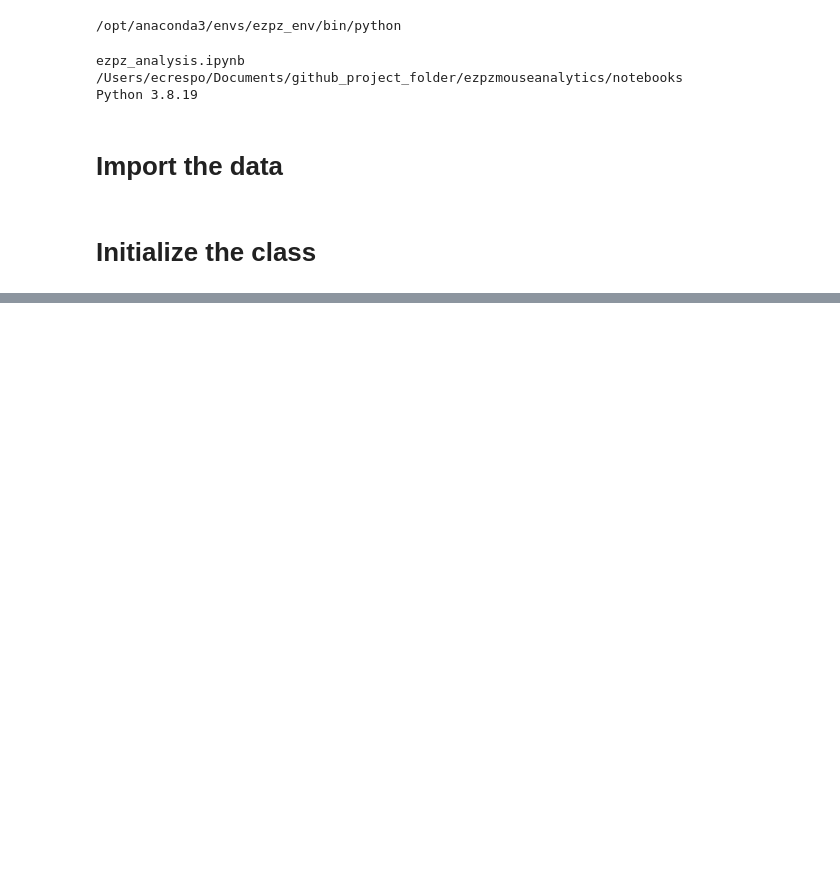
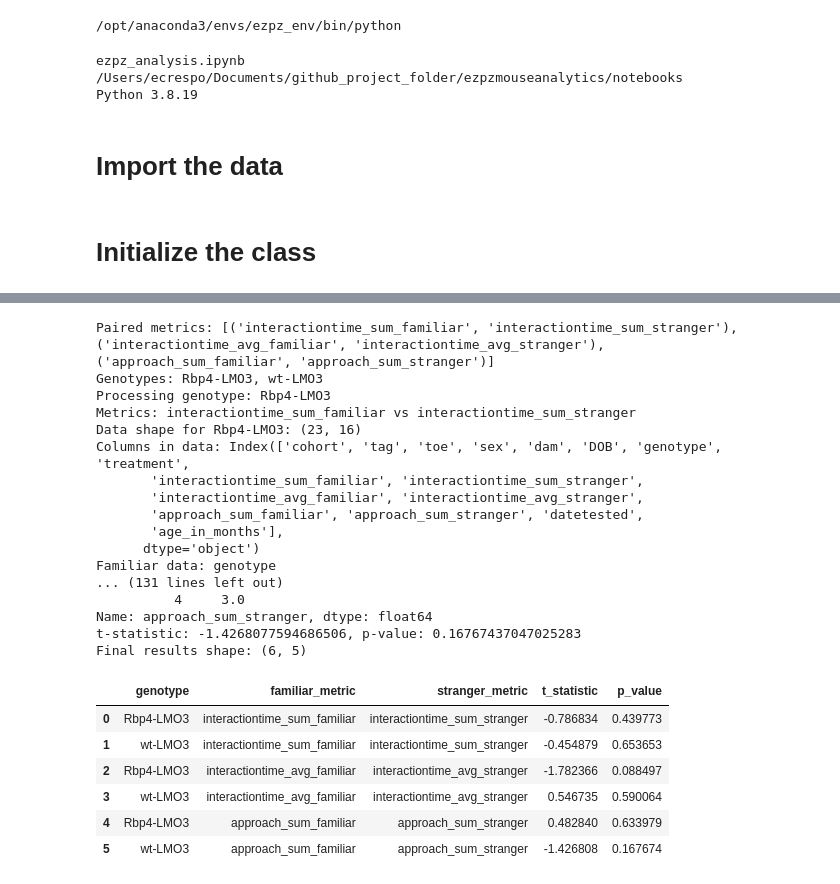
Before and after one commit to ecresp1el/ezpzmouseanalytics, a Jupyter notebook: notebooks/ezpz_analysis.ipynb, the cells around one changed output, grey strips where cells are left out. Drawn from its saved outputs; the diff is of its cells as text; code cells hidden in the pictures; blank space fills up the shorter version.

```diff
--- a/notebooks/ezpz_analysis.ipynb
+++ b/notebooks/ezpz_analysis.ipynb
@@ -425,0 +432,27 @@ ValueError: 'genotype' is both an index level and a column label, which is ambig
+# %%
+mouse_analysis.analysis.compare_genotypes()
+# %% [output]
+Paired metrics: [('interactiontime_sum_familiar', 'interactiontime_sum_stranger'), ('interactiontime_avg_familiar', 'interactiontime_avg_stranger'), ('approach_sum_familiar', 'approach_sum_stranger')]
+Genotypes: Rbp4-LMO3, wt-LMO3
+Processing genotype: Rbp4-LMO3
+Metrics: interactiontime_sum_familiar vs interactiontime_sum_stranger
+Data shape for Rbp4-LMO3: (23, 16)
+Columns in data: Index(['cohort', 'tag', 'toe', 'sex', 'dam', 'DOB', 'genotype', 'treatment',
+       'interactiontime_sum_familiar', 'interactiontime_sum_stranger',
+       'interactiontime_avg_familiar', 'interactiontime_avg_stranger',
+       'approach_sum_familiar', 'approach_sum_stranger', 'datetested',
+       'age_in_months'],
+      dtype='object')
+Familiar data: genotype
+... (131 lines left out)
+          4     3.0
+Name: approach_sum_stranger, dtype: float64
+t-statistic: -1.4268077594686506, p-value: 0.16767437047025283
+Final results shape: (6, 5)
+|  | genotype | familiar_metric | stranger_metric | t_statistic | p_value |
+| 0 | Rbp4-LMO3 | interactiontime_sum_familiar | interactiontime_sum_stranger | -0.786834 | 0.439773 |
+| 1 | wt-LMO3 | interactiontime_sum_familiar | interactiontime_sum_stranger | -0.454879 | 0.653653 |
+| 2 | Rbp4-LMO3 | interactiontime_avg_familiar | interactiontime_avg_stranger | -1.782366 | 0.088497 |
+| 3 | wt-LMO3 | interactiontime_avg_familiar | interactiontime_avg_stranger | 0.546735 | 0.590064 |
+| 4 | Rbp4-LMO3 | approach_sum_familiar | approach_sum_stranger | 0.482840 | 0.633979 |
+| 5 | wt-LMO3 | approach_sum_familiar | approach_sum_stranger | -1.426808 | 0.167674 |
```
Also changed, not shown: parts of 16 cells of this notebook.
